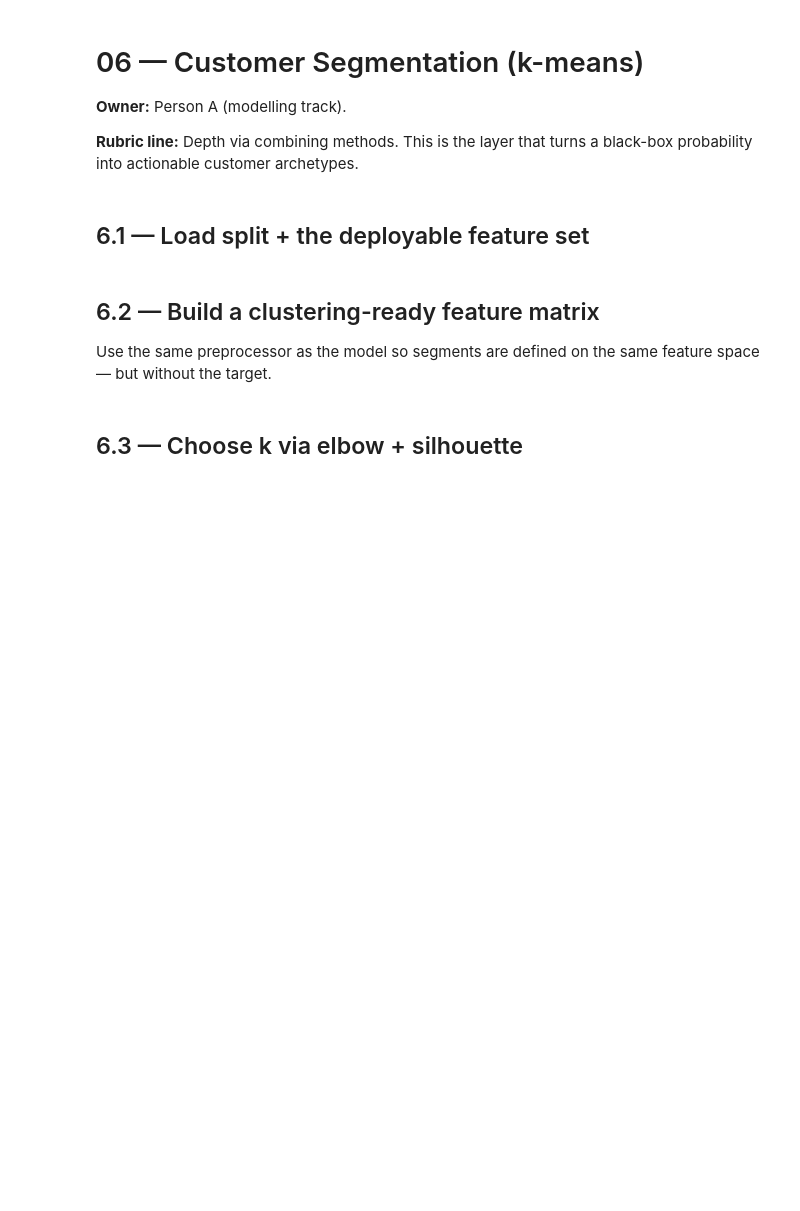
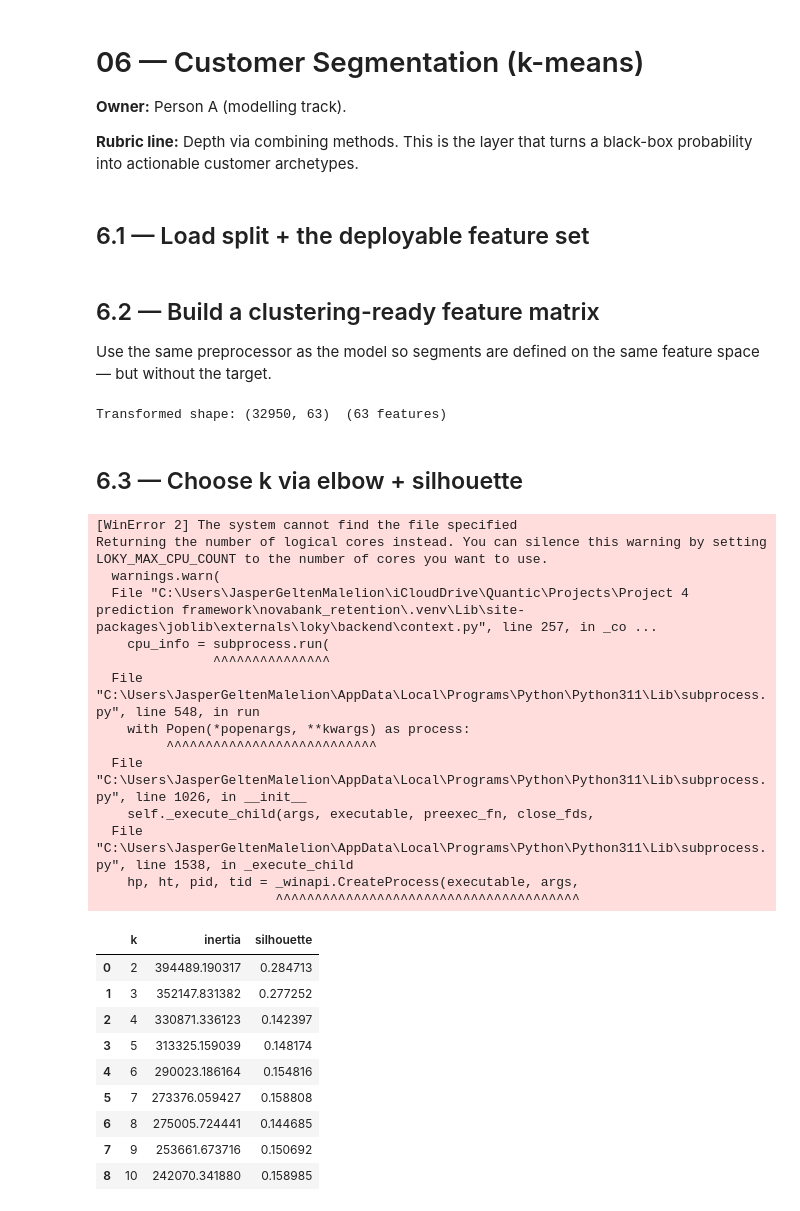
Before and after one commit to Jasper040/Project-4-prediction-framework, a Jupyter notebook: notebooks/06_segmentation.ipynb, the cells around one changed output. Drawn from its saved outputs; the diff is of its cells as text; code cells hidden in the pictures; blank space fills up the shorter version.

```diff
--- a/notebooks/06_segmentation.ipynb
+++ b/notebooks/06_segmentation.ipynb
@@ -38,16 +38,57 @@ from sklearn.metrics import silhouette_score
 
 preproc = features.build_preprocessor(scale_numeric=True)
 X_train_t = preproc.fit_transform(train_df[feature_cols])
-X_test_t = preproc.transform(test_df[feature_cols])
+X_test_t  = preproc.transform(test_df[feature_cols])
+feature_names = preproc.get_feature_names_out()
+
+print(f"Transformed shape: {X_train_t.shape}  ({len(feature_names)} features)")
+# %% [output]
+Transformed shape: (32950, 63)  (63 features)
 # %% [markdown]
 ## 6.3 — Choose k via elbow + silhouette
 # %%
 inertias, silhouettes = [], []
 for k in config.KMEANS_K_RANGE:
     km = KMeans(n_clusters=k, random_state=config.RANDOM_SEED, n_init=10)
     labels = km.fit_predict(X_train_t)
     inertias.append(km.inertia_)
-    silhouettes.append(silhouette_score(X_train_t, labels, sample_size=5000, random_state=config.RANDOM_SEED))
+    silhouettes.append(
+        silhouette_score(
+            X_train_t, labels,
+            sample_size=5000,
+            random_state=config.RANDOM_SEED,
+        )
+    )
 
-diag = pd.DataFrame({'k': list(config.KMEANS_K_RANGE), 'inertia': inertias, 'silhouette': silhouettes})
+diag = pd.DataFrame({
+    "k":          list(config.KMEANS_K_RANGE),
+    "inertia":    inertias,
+    "silhouette": silhouettes,
+})
+diag.to_csv(config.TABLES_DIR / "kmeans_k_search.csv", index=False)
 diag
+# %% [output]
+[WinError 2] The system cannot find the file specified
+Returning the number of logical cores instead. You can silence this warning by setting LOKY_MAX_CPU_COUNT to the number of cores you want to use.
+  warnings.warn(
+  File "C:\Users\JasperGeltenMalelion\iCloudDrive\Quantic\Projects\Project 4 prediction framework\novabank_retention\.venv\Lib\site-packages\joblib\externals\loky\backend\context.py", line 257, in _co ...
+    cpu_info = subprocess.run(
+               ^^^^^^^^^^^^^^^
+  File "C:\Users\JasperGeltenMalelion\AppData\Local\Programs\Python\Python311\Lib\subprocess.py", line 548, in run
+    with Popen(*popenargs, **kwargs) as process:
+         ^^^^^^^^^^^^^^^^^^^^^^^^^^^
+  File "C:\Users\JasperGeltenMalelion\AppData\Local\Programs\Python\Python311\Lib\subprocess.py", line 1026, in __init__
+    self._execute_child(args, executable, preexec_fn, close_fds,
+  File "C:\Users\JasperGeltenMalelion\AppData\Local\Programs\Python\Python311\Lib\subprocess.py", line 1538, in _execute_child
+    hp, ht, pid, tid = _winapi.CreateProcess(executable, args,
+                       ^^^^^^^^^^^^^^^^^^^^^^^^^^^^^^^^^^^^^^^
+|  | k | inertia | silhouette |
+| 0 | 2 | 394489.190317 | 0.284713 |
+| 1 | 3 | 352147.831382 | 0.277252 |
+| 2 | 4 | 330871.336123 | 0.142397 |
+| 3 | 5 | 313325.159039 | 0.148174 |
+| 4 | 6 | 290023.186164 | 0.154816 |
+| 5 | 7 | 273376.059427 | 0.158808 |
+| 6 | 8 | 275005.724441 | 0.144685 |
+| 7 | 9 | 253661.673716 | 0.150692 |
+| 8 | 10 | 242070.341880 | 0.158985 |
```
Also changed, not shown: parts of 10 cells of this notebook, 4 other files.
